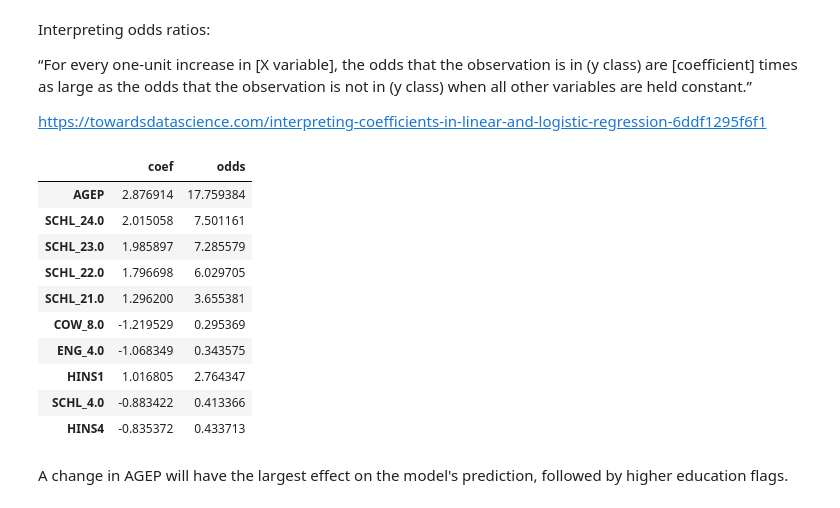
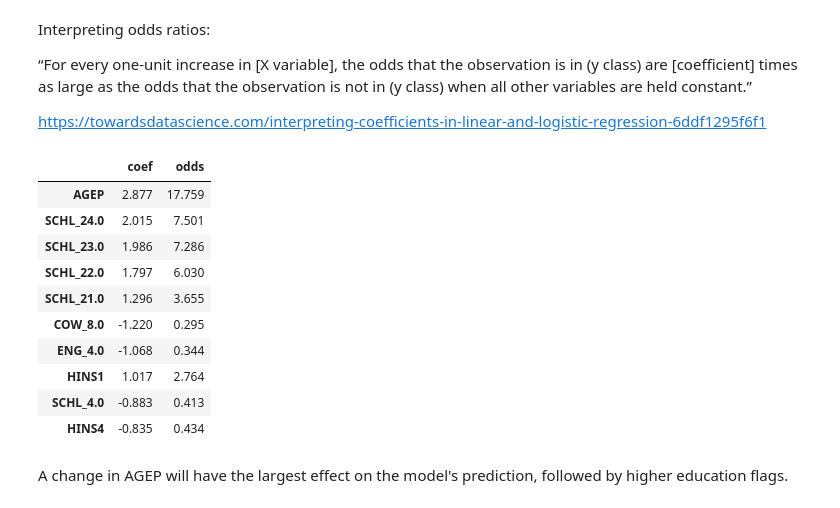
Before and after one commit to Xannadoo/Algorithmic_Fairness_Mandatories, a Jupyter notebook: Mandatory_1/afae24-assignment.ipynb, the cells around one changed output. Drawn from its saved outputs; the diff is of its cells as text; code cells hidden in the pictures.

```diff
--- a/Mandatory_1/afae24-assignment.ipynb
+++ b/Mandatory_1/afae24-assignment.ipynb
@@ -731,25 +797,26 @@ https://towardsdatascience.com/interpreting-coefficients-in-linear-and-logistic-
 # %%
 odds = pd.DataFrame(LRclf.coef_[0],
              X_train.columns,
              columns=['coef'])
 
 odds['odds'] = np.exp(odds.coef)
 odds['abs_odds'] = abs(odds.coef)
 odds = odds.sort_values(by='abs_odds', ascending=False).drop('abs_odds', axis=1)
+odds = odds.round(decimals=3)
 
 odds.head(10)
 # %% [output]
 |  | coef | odds |
-| AGEP | 2.876914 | 17.759384 |
-| SCHL_24.0 | 2.015058 | 7.501161 |
-| SCHL_23.0 | 1.985897 | 7.285579 |
-| SCHL_22.0 | 1.796698 | 6.029705 |
-| SCHL_21.0 | 1.296200 | 3.655381 |
-| COW_8.0 | -1.219529 | 0.295369 |
-| ENG_4.0 | -1.068349 | 0.343575 |
-| HINS1 | 1.016805 | 2.764347 |
-| SCHL_4.0 | -0.883422 | 0.413366 |
-| HINS4 | -0.835372 | 0.433713 |
+| AGEP | 2.877 | 17.759 |
+| SCHL_24.0 | 2.015 | 7.501 |
+| SCHL_23.0 | 1.986 | 7.286 |
+| SCHL_22.0 | 1.797 | 6.030 |
+| SCHL_21.0 | 1.296 | 3.655 |
+| COW_8.0 | -1.220 | 0.295 |
+| ENG_4.0 | -1.068 | 0.344 |
+| HINS1 | 1.017 | 2.764 |
+| SCHL_4.0 | -0.883 | 0.413 |
+| HINS4 | -0.835 | 0.434 |
 # %% [markdown]
 A change in AGEP will have the largest effect on the model's prediction, followed by higher education flags.
 # %%
```
Also changed, not shown: parts of 31 cells of this notebook, 11 other files.
